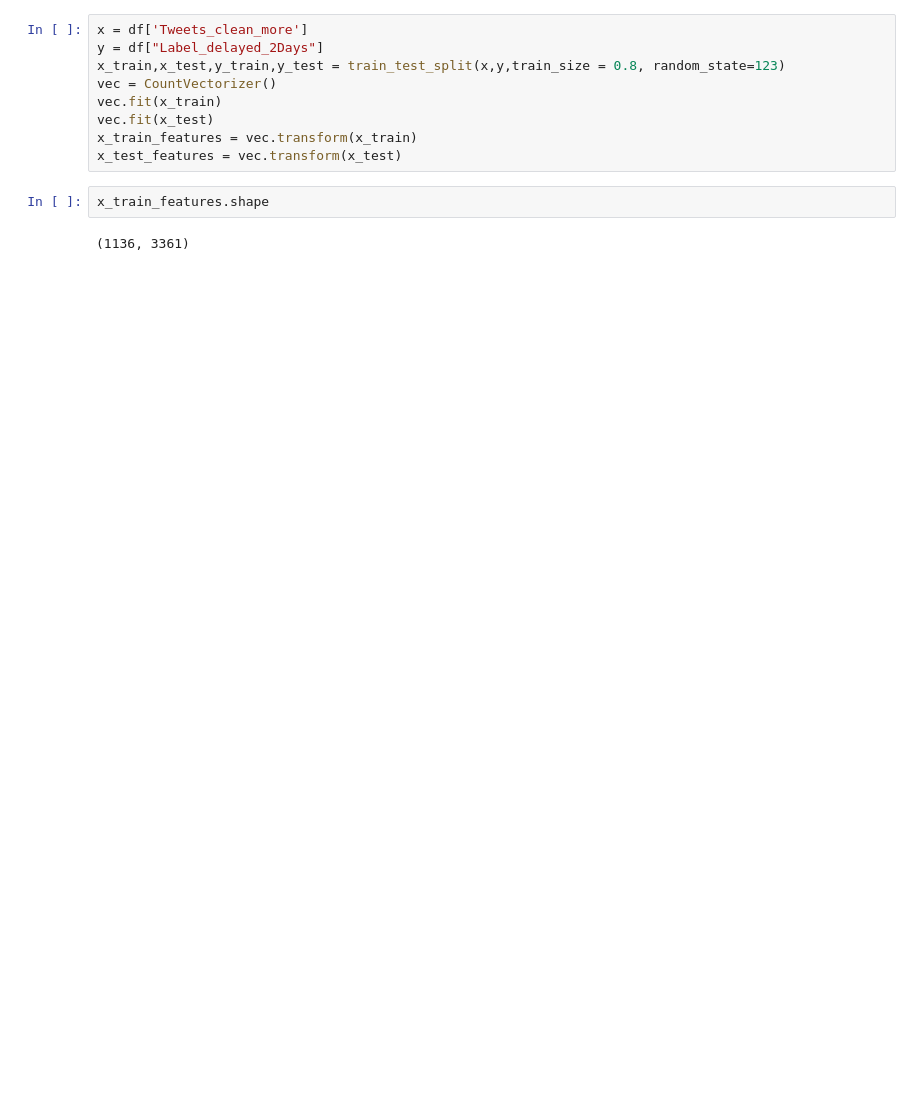
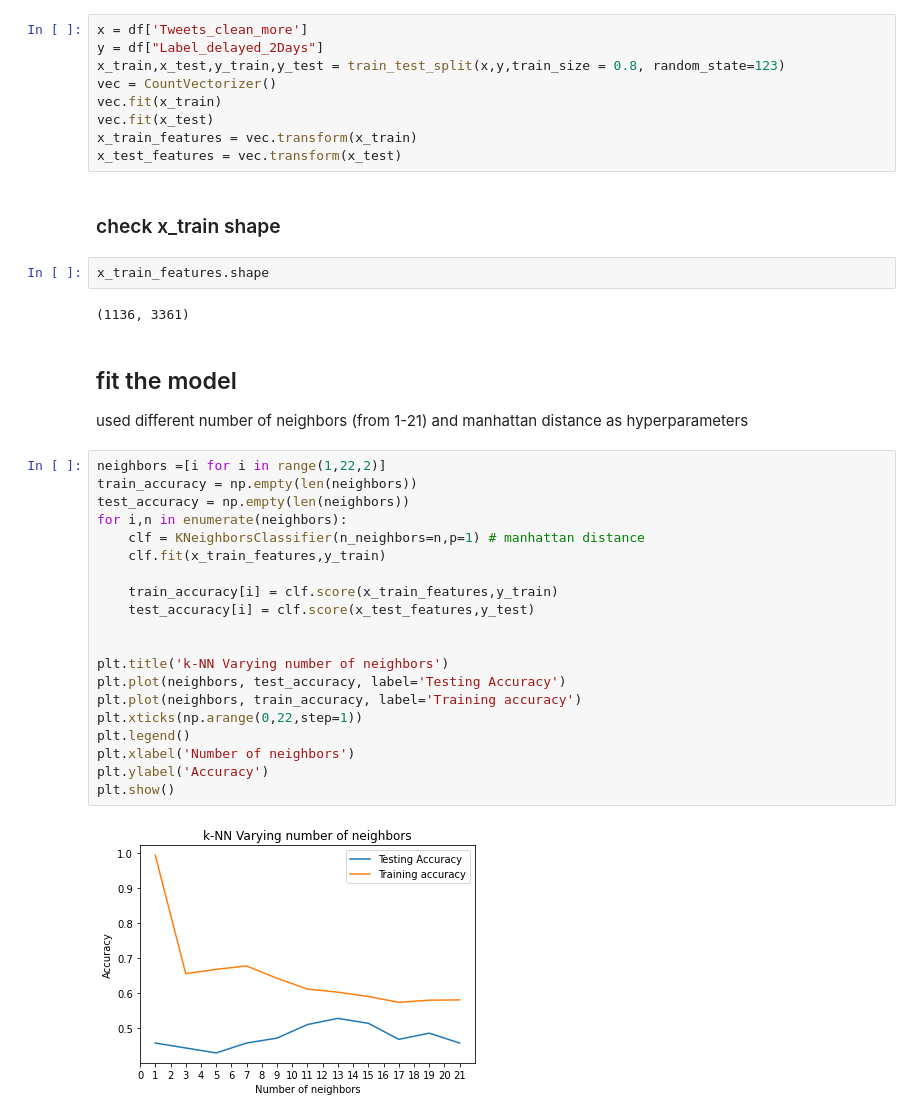
Before and after one commit to xiaodanlu/ANLY-580-Final-Project, a Jupyter notebook: Code/KNN.ipynb, the cells around one changed output. Drawn from its saved outputs; the diff is of its cells as text; blank space fills up the shorter version.

```diff
--- a/Code/KNN.ipynb
+++ b/Code/KNN.ipynb
@@ -46,7 +50,34 @@ vec.fit(x_train)
 vec.fit(x_test)
 x_train_features = vec.transform(x_train)
 x_test_features = vec.transform(x_test)
+# %% [markdown]
+### check x_train shape
 # %%
 x_train_features.shape
 # %% [output]
 (1136, 3361)
+# %% [markdown]
+## fit the model
+used different number of neighbors (from 1-21) and manhattan distance as hyperparameters
+# %%
+neighbors =[i for i in range(1,22,2)]
+train_accuracy = np.empty(len(neighbors))
+test_accuracy = np.empty(len(neighbors))
+for i,n in enumerate(neighbors):
+    clf = KNeighborsClassifier(n_neighbors=n,p=1) # manhattan distance
+    clf.fit(x_train_features,y_train)
+
+    train_accuracy[i] = clf.score(x_train_features,y_train)
+    test_accuracy[i] = clf.score(x_test_features,y_test)
+
+
+plt.title('k-NN Varying number of neighbors')
+plt.plot(neighbors, test_accuracy, label='Testing Accuracy')
+plt.plot(neighbors, train_accuracy, label='Training accuracy')
+plt.xticks(np.arange(0,22,step=1))
+plt.legend()
+plt.xlabel('Number of neighbors')
+plt.ylabel('Accuracy')
+plt.show()
+# %% [output]
+[figure, added]
```
Also changed, not shown: parts of 12 cells of this notebook.
